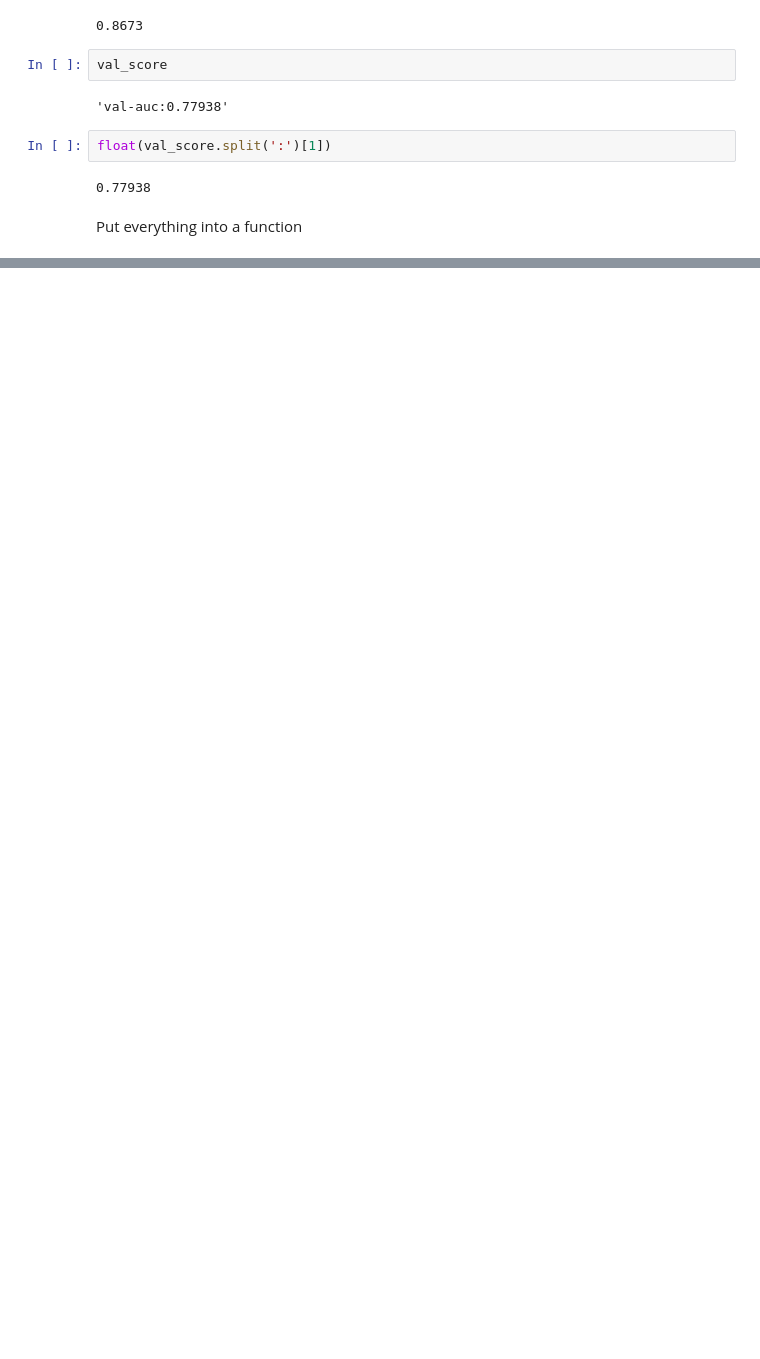
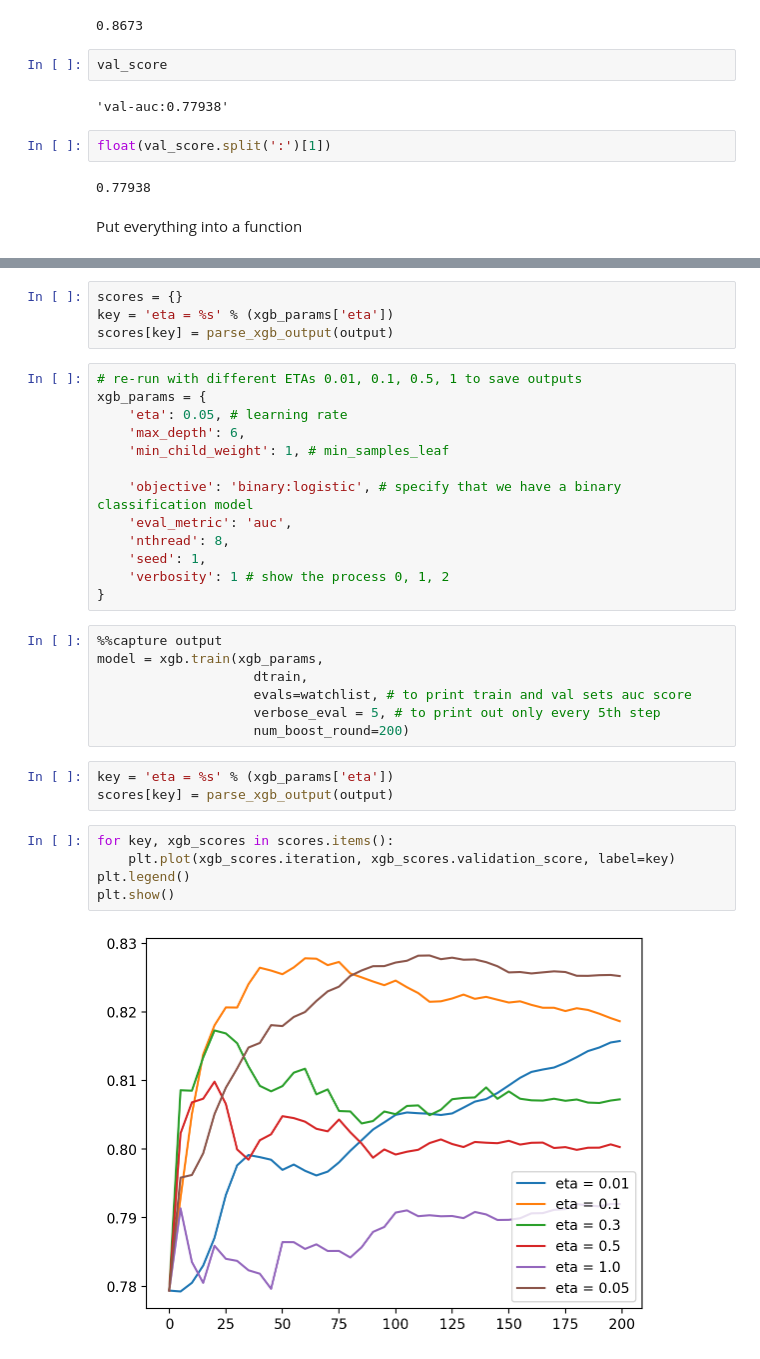
Before and after one commit to nadia-paz/ML-Zoomcamp, a Jupyter notebook: week6/05_boosting_algorithms.ipynb, the cells around one changed output, grey strips where cells are left out. Drawn from its saved outputs; the diff is of its cells as text; blank space fills up the shorter version.

```diff
--- a/week6/05_boosting_algorithms.ipynb
+++ b/week6/05_boosting_algorithms.ipynb
@@ -195,0 +257,34 @@ def parse_xgb_output(output):
+# %%
+scores = {}
+key = 'eta = %s' % (xgb_params['eta'])
+scores[key] = parse_xgb_output(output)
+# %%
+# re-run with different ETAs 0.01, 0.1, 0.5, 1 to save outputs
+xgb_params = {
+    'eta': 0.05, # learning rate
+    'max_depth': 6,
+    'min_child_weight': 1, # min_samples_leaf
+
+    'objective': 'binary:logistic', # specify that we have a binary classification model
+    'eval_metric': 'auc',
+    'nthread': 8,
+    'seed': 1,
+    'verbosity': 1 # show the process 0, 1, 2
+}
+# %%
+%%capture output
+model = xgb.train(xgb_params,
+                    dtrain,
+                    evals=watchlist, # to print train and val sets auc score
+                    verbose_eval = 5, # to print out only every 5th step
+                    num_boost_round=200)
+# %%
+key = 'eta = %s' % (xgb_params['eta'])
+scores[key] = parse_xgb_output(output)
+# %%
+for key, xgb_scores in scores.items():
+    plt.plot(xgb_scores.iteration, xgb_scores.validation_score, label=key)
+plt.legend()
+plt.show()
+# %% [output]
+[figure, added]
```
Also changed, not shown: parts of 27 cells of this notebook.
